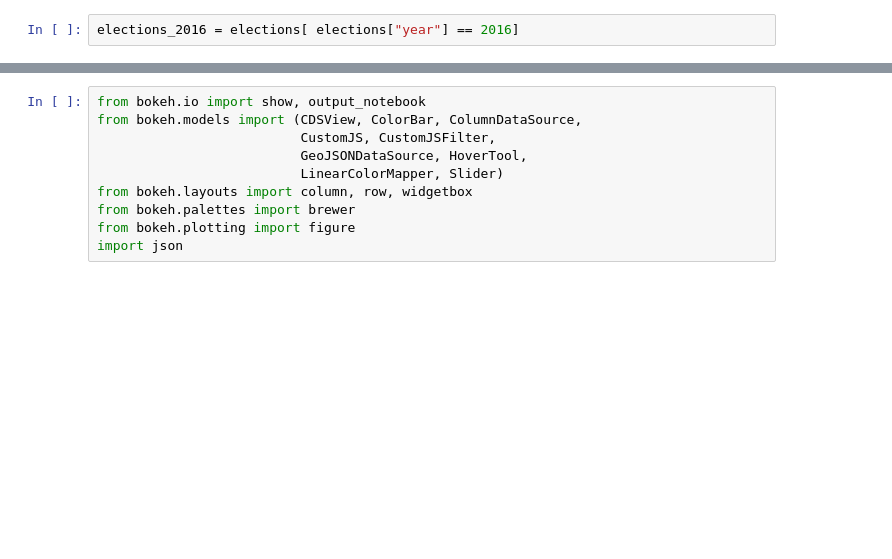
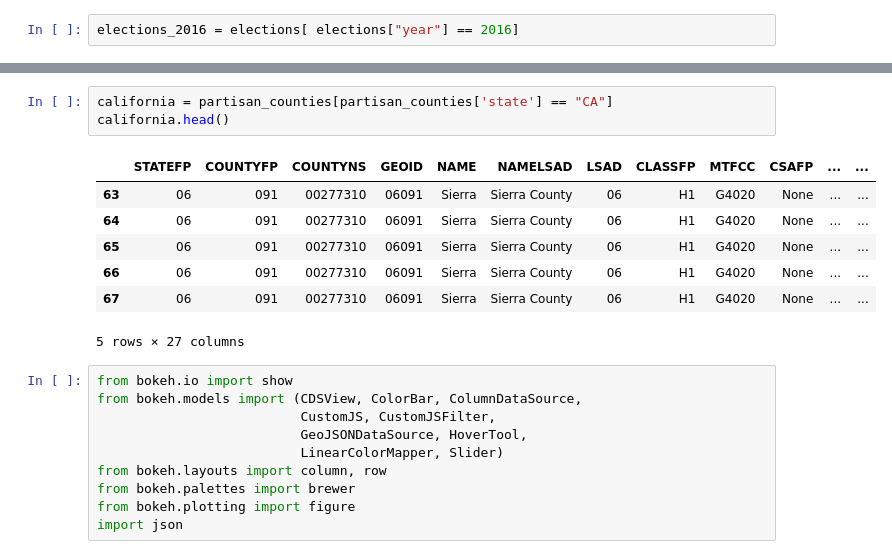
Before and after one commit to esiu-23/break-out-of-your-bubble, a Jupyter notebook: partisan_map_test.ipynb, the cells around one changed output, grey strips where cells are left out. Drawn from its saved outputs; the diff is of its cells as text; blank space fills up the shorter version.

Commit message:
latest test notebook

```diff
--- a/partisan_map_test.ipynb
+++ b/partisan_map_test.ipynb
@@ -143,10 +166,21 @@ partisan_counties.head()
+# %%
+california = partisan_counties[partisan_counties['state'] == "CA"]
+california.head()
+# %% [output]
+|  | STATEFP | COUNTYFP | COUNTYNS | GEOID | NAME | NAMELSAD | LSAD | CLASSFP | MTFCC | CSAFP | ... | ... |
+| 63 | 06 | 091 | 00277310 | 06091 | Sierra | Sierra County | 06 | H1 | G4020 | None | ... | ... |
+| 64 | 06 | 091 | 00277310 | 06091 | Sierra | Sierra County | 06 | H1 | G4020 | None | ... | ... |
+| 65 | 06 | 091 | 00277310 | 06091 | Sierra | Sierra County | 06 | H1 | G4020 | None | ... | ... |
+| 66 | 06 | 091 | 00277310 | 06091 | Sierra | Sierra County | 06 | H1 | G4020 | None | ... | ... |
+| 67 | 06 | 091 | 00277310 | 06091 | Sierra | Sierra County | 06 | H1 | G4020 | None | ... | ... |
+5 rows × 27 columns
 # %%
-from bokeh.io import show, output_notebook
+from bokeh.io import show
 from bokeh.models import (CDSView, ColorBar, ColumnDataSource,
                           CustomJS, CustomJSFilter,
                           GeoJSONDataSource, HoverTool,
                           LinearColorMapper, Slider)
-from bokeh.layouts import column, row, widgetbox
+from bokeh.layouts import column, row
 from bokeh.palettes import brewer
 from bokeh.plotting import figure
 import json
```
Also changed, not shown: parts of 12 cells of this notebook.
